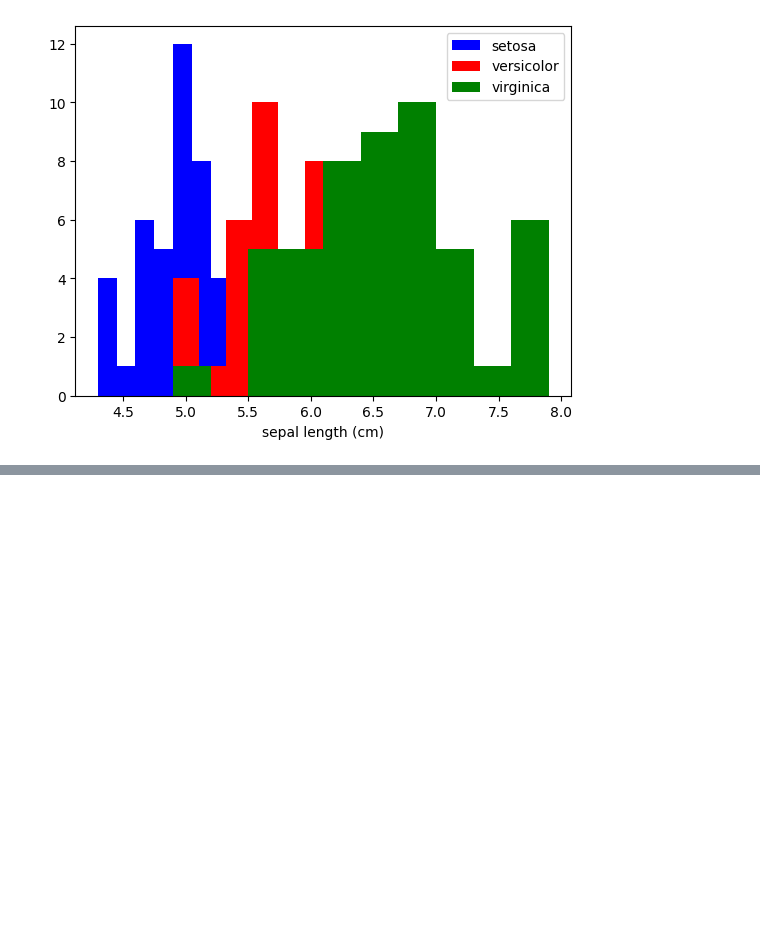
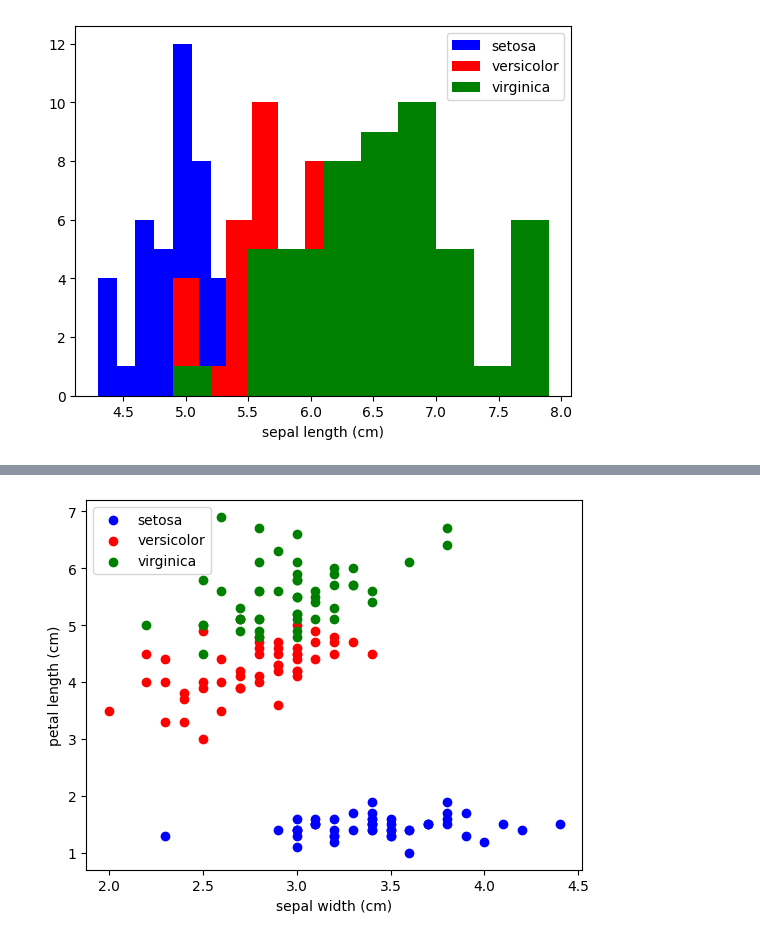
Before and after one commit to seanleeforever/mycode, a Jupyter notebook: iris-data/iris01.ipynb, the cells around one changed output, grey strips where cells are left out. Cells and saved outputs as stored; diff of their text form; code cells hidden in the pictures; blank space fills up the shorter version.

```diff
--- a/iris-data/iris01.ipynb
+++ b/iris-data/iris01.ipynb
@@ -125,0 +195,27 @@ plt.show()
+# %%
+# scatter plot with two features
+# petal length (cm) v sepal width (cm)
+
+# python3 -m pip install matplotlib
+# import matplotlib.pyplot as plt
+
+fig, ax = plt.subplots()
+
+x_index = 1   # this maps to 'sepal width (cm)'
+y_index = 2   # this maps to 'petal length (cm)'
+
+# colors to map on our dots
+colors = ['blue', 'red', 'green']
+
+for label, color in zip(range(len(iris.target_names)), colors):
+    ax.scatter(iris.data[iris.target==label, x_index],
+                iris.data[iris.target==label, y_index],
+                label=iris.target_names[label],
+                c=color)
+
+ax.set_xlabel(iris.feature_names[x_index])
+ax.set_ylabel(iris.feature_names[y_index])
+ax.legend(loc='upper left')
+plt.show()
+# %% [output]
+[figure, added]
```
Also changed, not shown: parts of 6 cells of this notebook, 1 other file.
